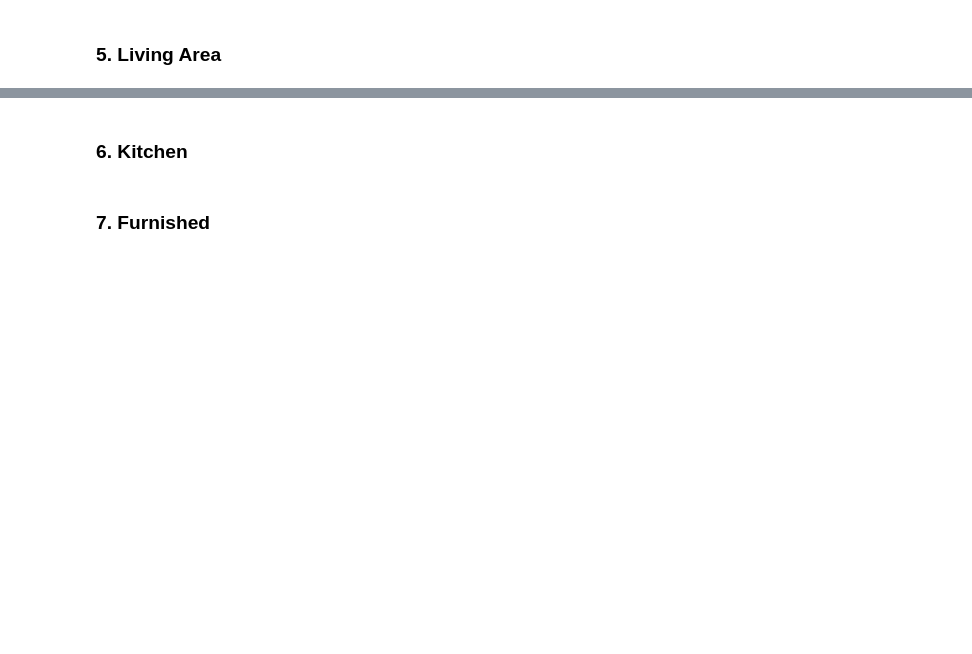
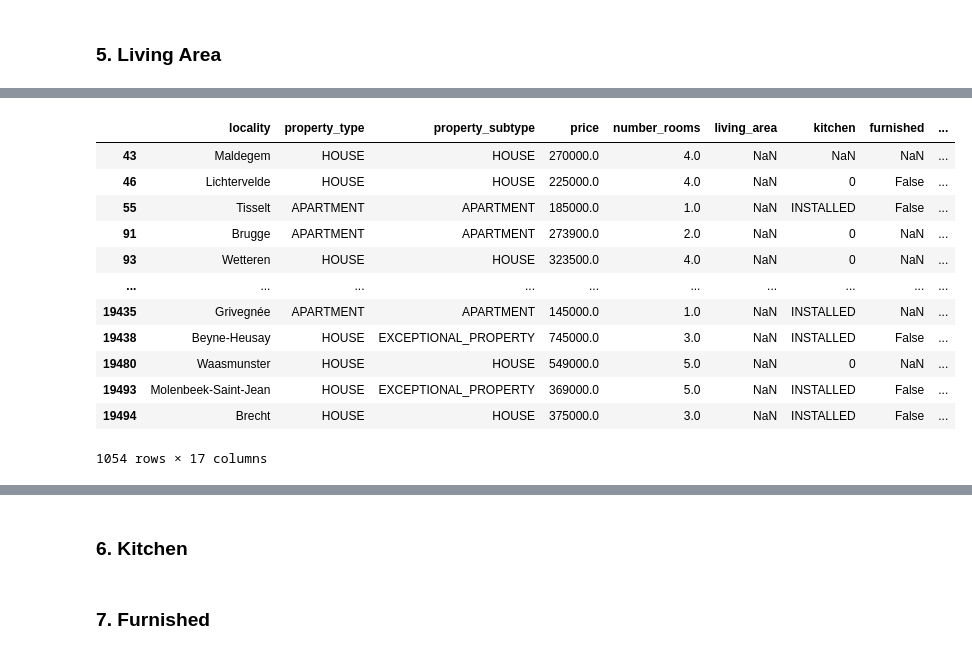
Before and after one commit to nikolaaswillaert/ImmoElizaDataAnalysis, a Jupyter notebook: datacleaning.ipynb, the cells around one changed output, grey strips where cells are left out. Cells and saved outputs as stored; diff of their text form; code cells hidden in the pictures; blank space fills up the shorter version.

```diff
--- a/datacleaning.ipynb
+++ b/datacleaning.ipynb
@@ -258,0 +313,18 @@ memory usage: 152.5+ KB
+# %%
+# Theres quite a bit of Nan Values (5.41%)- checking these out
+#(we could backfill the NaN values with the mean of the Living_ area per property_subtype)
+df[df['living_area'].isna()]
+# %% [output]
+|  | locality | property_type | property_subtype | price | number_rooms | living_area | kitchen | furnished | ... |
+| 43 | Maldegem | HOUSE | HOUSE | 270000.0 | 4.0 | NaN | NaN | NaN | ... |
+| 46 | Lichtervelde | HOUSE | HOUSE | 225000.0 | 4.0 | NaN | 0 | False | ... |
+| 55 | Tisselt | APARTMENT | APARTMENT | 185000.0 | 1.0 | NaN | INSTALLED | False | ... |
+| 91 | Brugge | APARTMENT | APARTMENT | 273900.0 | 2.0 | NaN | 0 | NaN | ... |
+| 93 | Wetteren | HOUSE | HOUSE | 323500.0 | 4.0 | NaN | 0 | NaN | ... |
+| ... | ... | ... | ... | ... | ... | ... | ... | ... | ... |
+| 19435 | Grivegnée | APARTMENT | APARTMENT | 145000.0 | 1.0 | NaN | INSTALLED | NaN | ... |
+| 19438 | Beyne-Heusay | HOUSE | EXCEPTIONAL_PROPERTY | 745000.0 | 3.0 | NaN | INSTALLED | False | ... |
+| 19480 | Waasmunster | HOUSE | HOUSE | 549000.0 | 5.0 | NaN | 0 | NaN | ... |
+| 19493 | Molenbeek-Saint-Jean | HOUSE | EXCEPTIONAL_PROPERTY | 369000.0 | 5.0 | NaN | INSTALLED | False | ... |
+| 19494 | Brecht | HOUSE | HOUSE | 375000.0 | 3.0 | NaN | INSTALLED | False | ... |
+1054 rows × 17 columns
```
Also changed, not shown: parts of 13 cells of this notebook.
